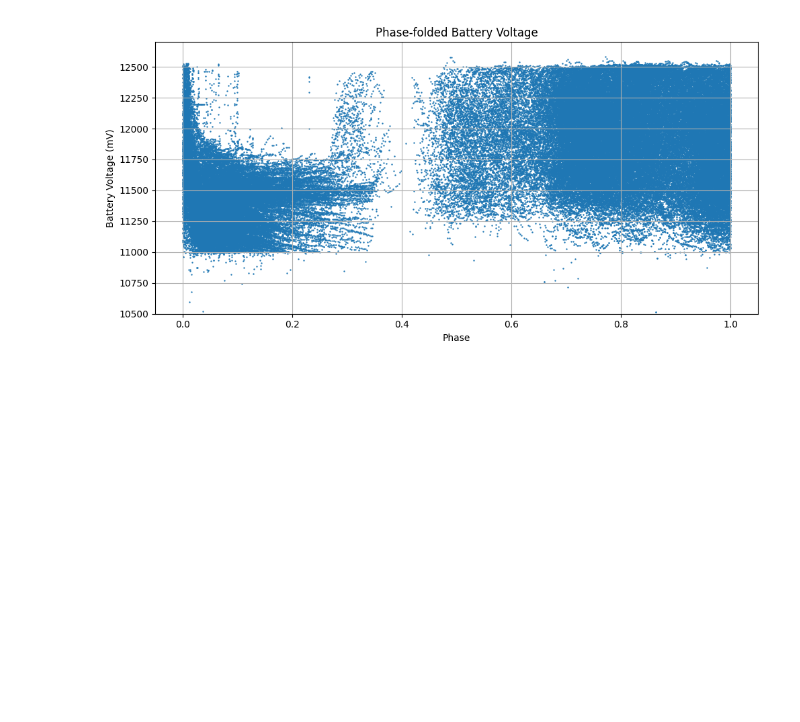
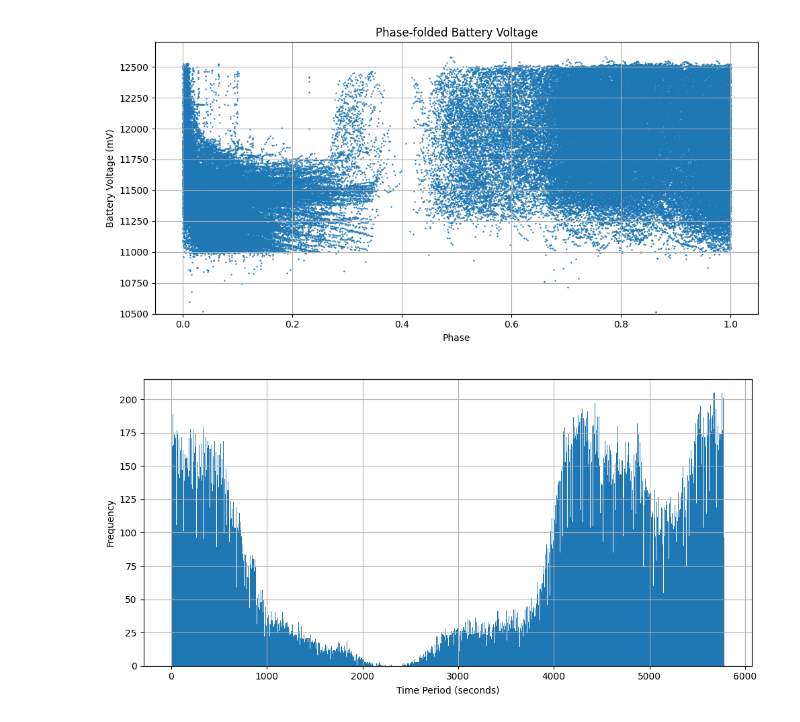
Before and after one commit to FilipeJInacio/pfkde-anomaly-detection, a Jupyter notebook: process_raw_dataset.ipynb, the cells around one changed output. Saved outputs shown, nothing was run; the diff lists cells and outputs as text; code cells hidden in the pictures; blank space fills up the shorter version.

```diff
--- a/process_raw_dataset.ipynb
+++ b/process_raw_dataset.ipynb
@@ -43,14 +43,18 @@ df = pd.read_csv(eclipse_file, sep=",", skiprows=1, header=None, names=["Start T
 df['Start Time (UTC)'] = pd.to_datetime(df['Start Time (UTC)'], format='%Y-%m-%dT%H:%M:%S.%f %Z', utc=True)
 df['Stop Time (UTC)'] = pd.to_datetime(df['Stop Time (UTC)'], format='%Y-%m-%dT%H:%M:%S.%f %Z', utc=True)
 df['Start Time (UNIX)'] = df['Start Time (UTC)'].apply(lambda x: x.timestamp()) # This number will be a float to account for the %f
-df['Stop Time (UNIX)'] = df['Stop Time (UTC)'].apply(lambda x: x.timestamp()) # The extra precision is not really needed, but it doesn't add that much overhead
+df['Stop Time (UNIX)'] = df['Stop Time (UTC)'].apply(lambda x: x.timestamp())
+
+# Because the Phase-fold calculation has a precision bigger then 1 second, we can round it
+df['Start Time (UNIX)'] = df['Start Time (UNIX)'].round().astype(np.int64)
+df['Stop Time (UNIX)'] = df['Stop Time (UNIX)'].round().astype(np.int64)
 
 # Basically, we have the start and end of eclipse.
 # We want now to populate the time_start_event and time_end_event arrays with the start and end times of the eclipses, as well as the non-eclipse periods in between.
 # We use eclipse_event_type to identify whether the event is an eclipse (1) or a non-eclipse (0).
 
-time_start_event = np.zeros(int(len(df['Start Time (UNIX)']) * 2) - 1)
-time_end_event = np.zeros(int(len(df['Stop Time (UNIX)']) * 2) - 1)
+time_start_event = np.zeros(int(len(df['Start Time (UNIX)']) * 2) - 1, dtype=np.int64)
+time_end_event = np.zeros(int(len(df['Stop Time (UNIX)']) * 2) - 1, dtype=np.int64)
 eclipse_event_type = np.zeros(int(len(df['Stop Time (UNIX)']) * 2) - 1)
 for i in range(0, len(df['Start Time (UNIX)']), 1):
     time_start_event[i*2] = df['Start Time (UNIX)'].iloc[i]
@@ -182,6 +199,16 @@ plt.tight_layout()
 plt.show()
 # %% [output]
 [figure]
+# %%
+plt.figure(figsize=(10, 5))
+plt.hist(time_period, bins=2000)
+plt.xlabel('Time Period (seconds)')
+plt.ylabel('Frequency')
+plt.grid(True)
+plt.tight_layout()
+plt.show()
+# %% [output]
+[figure, added]
 # %%
 import scipy.io
 # save the data. why in .mat format? because it's easier to load in MATLAB for plotting.
```
Also changed, not shown: parts of 8 cells of this notebook, 2 other files.
